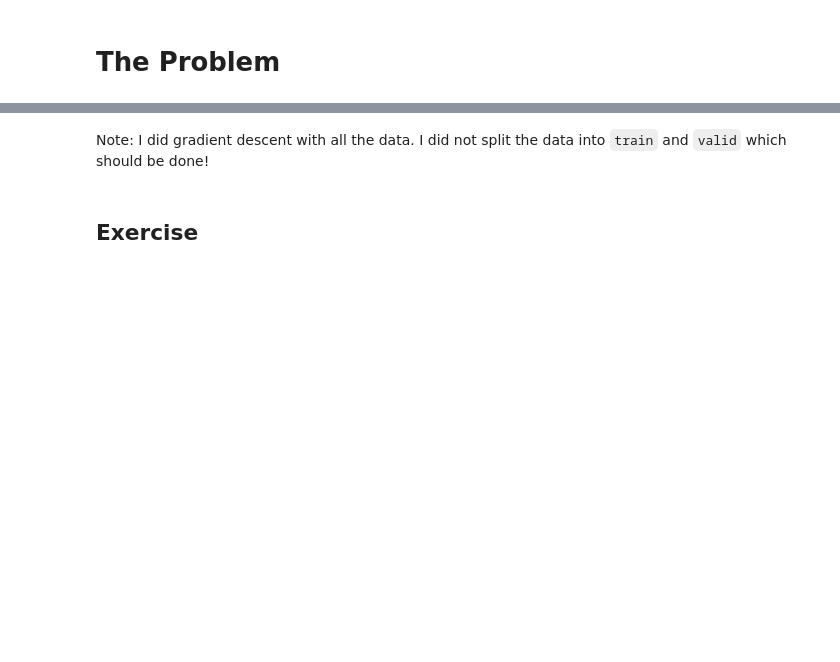
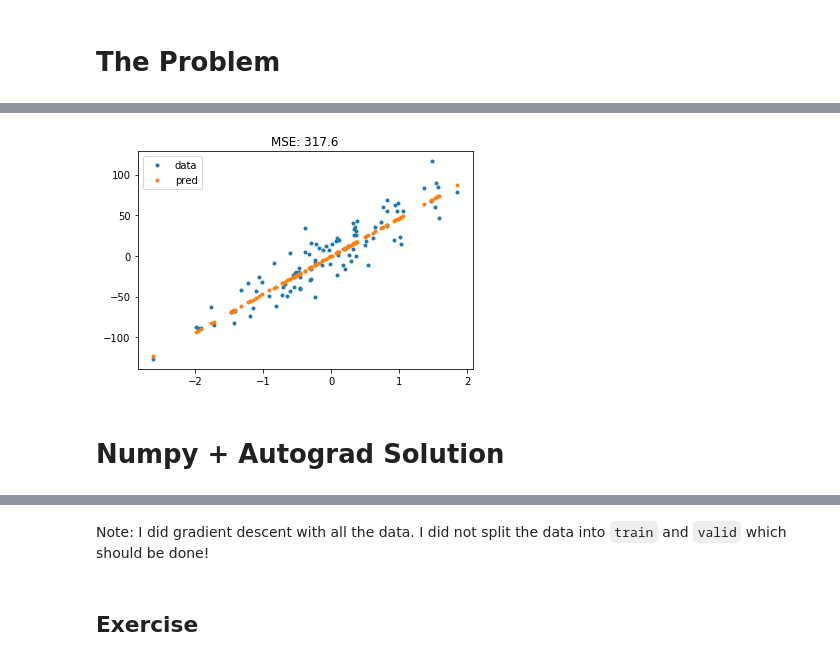
Before and after one commit to srush/pytorch-lecture, a Jupyter notebook: 02-linear-regression.ipynb, the cells around one changed output, grey strips where cells are left out. Saved outputs shown, nothing was run; the diff lists cells and outputs as text; code cells hidden in the pictures; blank space fills up the shorter version.

```diff
--- a/02-linear-regression.ipynb
+++ b/02-linear-regression.ipynb
@@ -38,0 +102,11 @@ ax.plot(X, y, ".")
+# %%
+# Vis
+fig, ax = plt.subplots()
+ax.plot(X, y, ".", label="data")
+ax.plot(X, y_hat, ".", label="pred")
+ax.set_title(f"MSE: {loss_history[-1]:0.1f}")
+ax.legend();
+# %% [output]
+[figure, added]
+# %% [markdown]
+# Numpy + Autograd Solution
```
Also changed, not shown: parts of 21 cells of this notebook, 3 other files.
